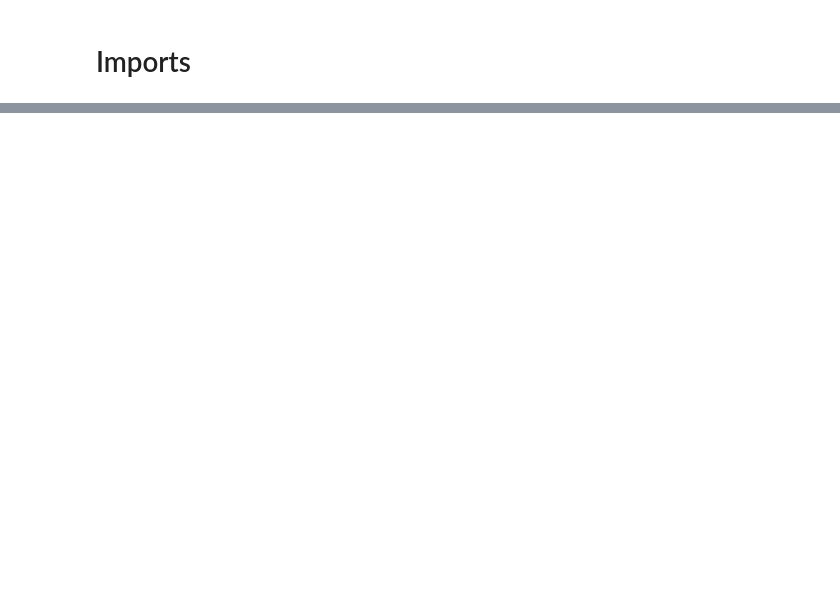
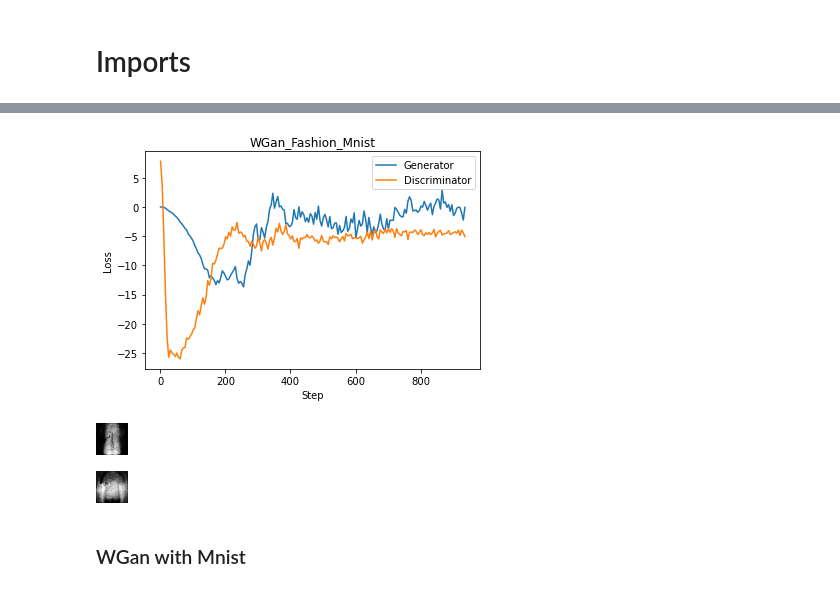
Before and after one commit to michaelatamuk/wgan-gp, a Jupyter notebook: train.ipynb, the cells around one changed output, grey strips where cells are left out. Drawn from its saved outputs; the diff is of its cells as text; code cells hidden in the pictures; blank space fills up the shorter version.

```diff
--- a/train.ipynb
+++ b/train.ipynb
@@ -18,0 +39,29 @@ ssl._create_default_https_context = ssl._create_unverified_context
+# %%
+import matplotlib.pyplot as plt
+
+def plot(title: str, x_label: str, y_label: str, line1_label: str, line1_values: {},
+         line2_label: str, line2_values: {}):
+    plt.title(title)
+    plt.xlabel(x_label)
+    plt.ylabel(y_label)
+
+    line1_x_values: [] = []
+    line1_y_values: [] = []
+
+    for key in line1_values:
+        line1_x_values.append(key)
+        line1_y_values.append(line1_values[key])
+
+    plt.plot(line1_x_values, line1_y_values, label=line1_label)
+
+    line2_x_values: [] = []
+    line2_y_values: [] = []
+
+    for key in line2_values:
+        line2_x_values.append(key)
+        line2_y_values.append(line2_values[key])
+
+    plt.plot(line2_x_values, line2_y_values, label=line2_label)
+
+    plt.legend(loc='best')
+    plt.show()
@@ -20,0 +83,7 @@ ssl._create_default_https_context = ssl._create_unverified_context
+# %%
+wgan_fashion_mnist_results: Results = Results("wgan_fashion_mnist")
+
+params: Params = build_params(args, ModelType.WGAN_GP, DataType.FASHION_MNIST)
+
+train: TrainWGan = TrainWGan(params, wgan_fashion_mnist_results.loss_updated_callback)
+train.run()
@@ -20,0 +108,17 @@ ssl._create_default_https_context = ssl._create_unverified_context
+# %%
+wgan_fashion_mnist_generator_losses: {} = wgan_fashion_mnist_results.generator_losses
+wgan_fashion_mnist_discriminator_losses: {} = wgan_fashion_mnist_results.discriminator_losses
+
+plot("WGan_Fashion_Mnist", "Step", "Loss",
+     "Generator", wgan_fashion_mnist_generator_losses,
+     "Discriminator", wgan_fashion_mnist_discriminator_losses)
+# %% [output]
+[figure, added]
+# %%
+wgan_fashion_mnist_last_generator: torch.nn.Module = wgan_fashion_mnist_results.last_generator
+generate_images(wgan_fashion_mnist_last_generator, "wgan_fashion_mnist")
+# %% [output]
+[figure, added]
+[figure, added]
+# %% [markdown]
+### WGan with Mnist
```
Also changed, not shown: parts of 33 cells of this notebook.
